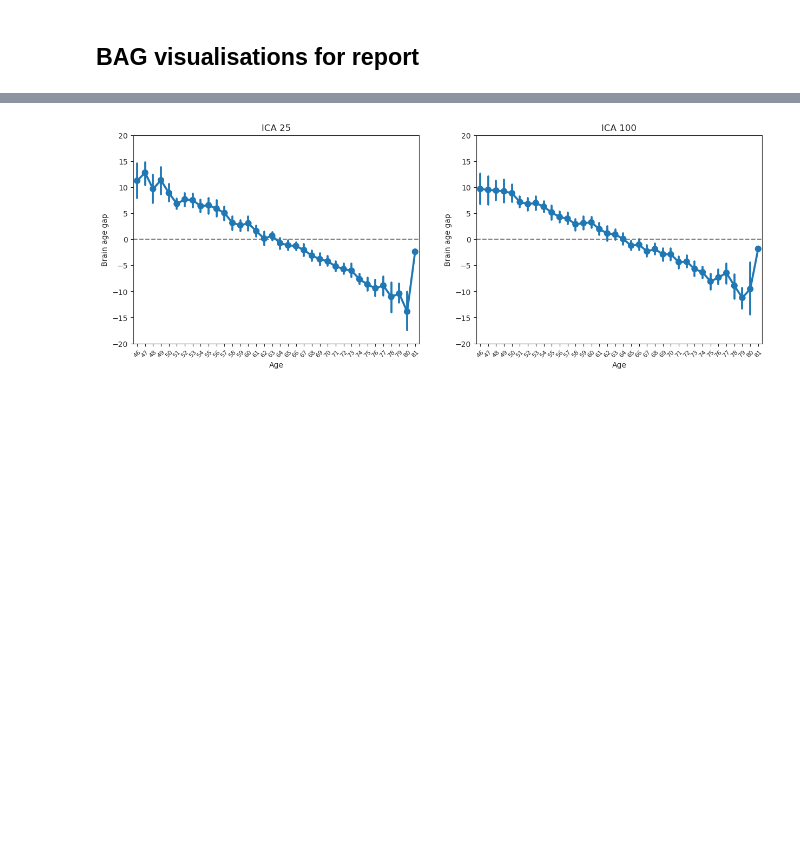
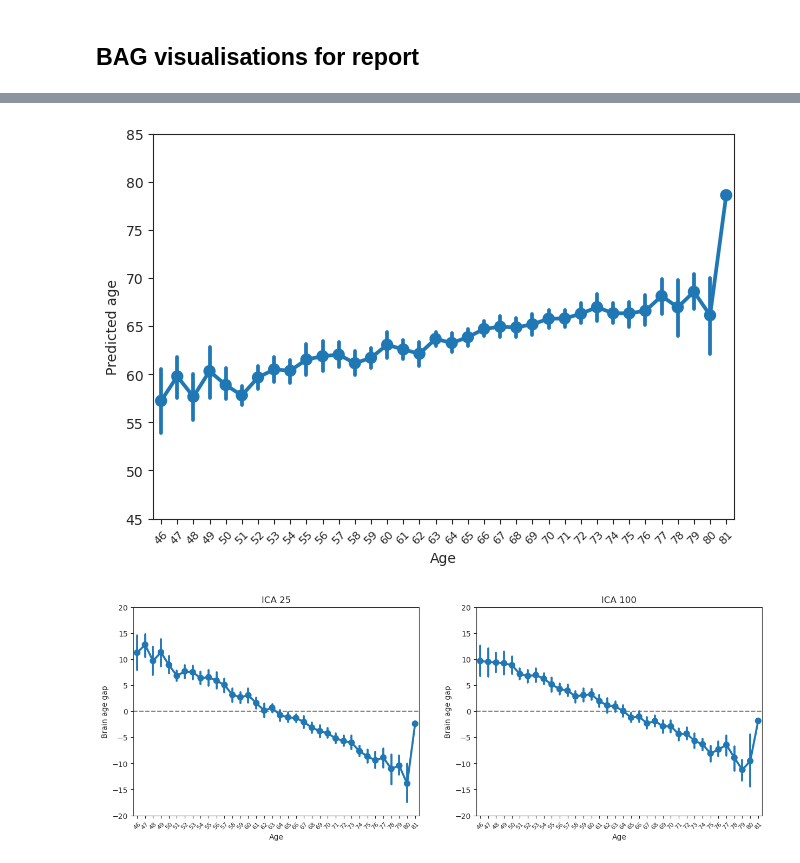
Before and after one commit to laura-riedel/IM, a Jupyter notebook: src/FinalModels/final_models_IM.ipynb, the cells around one changed output, grey strips where cells are left out. Drawn from its saved outputs; the diff is of its cells as text; code cells hidden in the pictures; blank space fills up the shorter version.

```diff
--- a/src/FinalModels/final_models_IM.ipynb
+++ b/src/FinalModels/final_models_IM.ipynb
@@ -447,3 +453,16 @@ fig.show()
+# %%
+fig, axes = plt.subplots(1,figsize=(7.5, 5))
+# bag plots
+sns.pointplot(data=valtest_overview, x='age', y='predicted_age_ICA25', ax=axes)
+axes.set(ylabel='Predicted age',
+       yticks=[45,50,55,60,65,70,75,80,85],
+       xlabel='Age'
+      )
+axes.tick_params(axis="x", labelsize=8, labelrotation=45)
+plt.savefig(fig_path+'age_pred_age.pdf', bbox_inches='tight')
+fig.show()
+# %% [output]
+[figure, added]
 # %%
 fig, axes = plt.subplots(1,2,figsize=(15, 5))
 # bag plots
```
Also changed, not shown: parts of 2 cells of this notebook, 3 other files.
